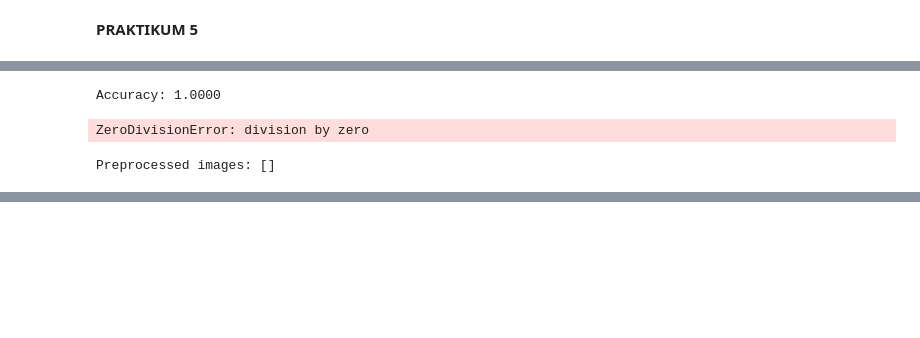
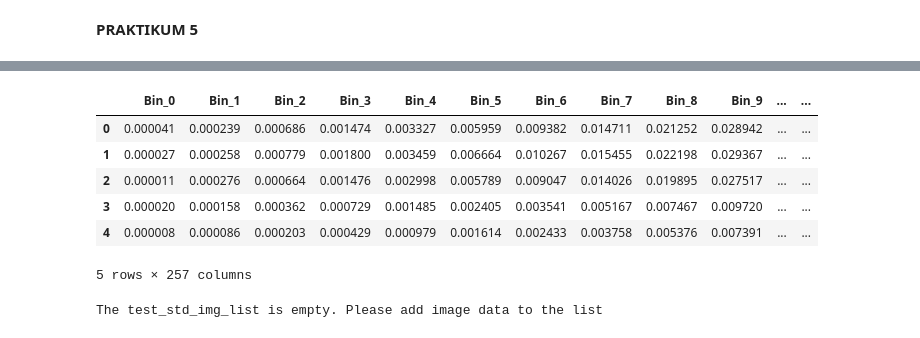
Before and after one commit to sbylash/23_Shasia-Sasa_ML, a Jupyter notebook: Week4.ipynb, the cells around one changed output, grey strips where cells are left out. Drawn from its saved outputs; the diff is of its cells as text; code cells hidden in the pictures; blank space fills up the shorter version.

```diff
--- a/Week4.ipynb
+++ b/Week4.ipynb
@@ -739,22 +943,37 @@ def evaluate(img_list, threshold):
-# %%
-# Evaluate on train data
-evaluate(train_std_img_list, threshold=120)
-# %% [output]
-Accuracy: 1.0000
-# %%
-# Evaluate on test data
-
-# Load test data
-test_img = load_dataset(test_dir)
-
-# Preprocess
-test_std_img_list = preprocess(test_img)
-
-# Predict
-evaluate(test_std_img_list, threshold=120)
-# %% [output]
-ZeroDivisionError: division by zero
-# %%
-print(f'Preprocessed images: {test_std_img_list}')
-# %% [output]
-Preprocessed images: []
+# %%
+def extract_brightness_histogram_feature(img_list):
+    hist_list = []  # List to store brightness histograms of each image
+    labels = []  # List to store labels of each image
+
+    for img in img_list:
+        img_hist = brightness_histogram(img[0])
+        img_label = img[1]
+
+        hist_list.append(img_hist.flatten())
+        labels.append(img_label)
+
+    # Check if hist_list is not empty before creating the array
+    if hist_list:
+        # Stack data in columnar way
+        hist_array = np.array(hist_list)
+
+        # Ensure labels are not all the same value
+        if len(np.unique(labels)) < 2:
+            print("Warning: All labels are the same. Check your data and labeling process.")
+
+        data = np.column_stack((hist_array, labels))
+
+        # Create a Pandas dataframe
+        column_names = [f'Bin_{i}' for i in range(hist_array.shape[1])] + ['LABELS']
+        df = pd.DataFrame(data, columns=column_names)
+
+        return df
+    else:
+        # Handle the case of empty img_list
+        return pd.DataFrame() # Return an empty dataframe
+# %%
+# Extract feature on train data
+train_hist_img = extract_brightness_histogram_feature(train_std_img_list)
+print(f'Shape: {train_hist_img.shape}')
+train_hist_img.head()
+# %% [output]
@@ -760,0 +982,17 @@ Preprocessed images: []
+|  | Bin_0 | Bin_1 | Bin_2 | Bin_3 | Bin_4 | Bin_5 | Bin_6 | Bin_7 | Bin_8 | Bin_9 | ... | ... |
+| 0 | 0.000041 | 0.000239 | 0.000686 | 0.001474 | 0.003327 | 0.005959 | 0.009382 | 0.014711 | 0.021252 | 0.028942 | ... | ... |
+| 1 | 0.000027 | 0.000258 | 0.000779 | 0.001800 | 0.003459 | 0.006664 | 0.010267 | 0.015455 | 0.022198 | 0.029367 | ... | ... |
+| 2 | 0.000011 | 0.000276 | 0.000664 | 0.001476 | 0.002998 | 0.005789 | 0.009047 | 0.014026 | 0.019895 | 0.027517 | ... | ... |
+| 3 | 0.000020 | 0.000158 | 0.000362 | 0.000729 | 0.001485 | 0.002405 | 0.003541 | 0.005167 | 0.007467 | 0.009720 | ... | ... |
+| 4 | 0.000008 | 0.000086 | 0.000203 | 0.000429 | 0.000979 | 0.001614 | 0.002433 | 0.003758 | 0.005376 | 0.007391 | ... | ... |
+5 rows × 257 columns
+# %%
+# Extract feature on test data
+test_hist_img = extract_brightness_histogram_feature(test_std_img_list)
+if len(test_std_img_list) > 0: # Check to see if the list is empty
+    print(f'Shape: {test_hist_img.shape}')
+    test_hist_img.head()
+else:
+    print("The test_std_img_list is empty. Please add image data to the list")
+# %% [output]
+The test_std_img_list is empty. Please add image data to the list
```
Also changed, not shown: parts of 49 cells of this notebook.
